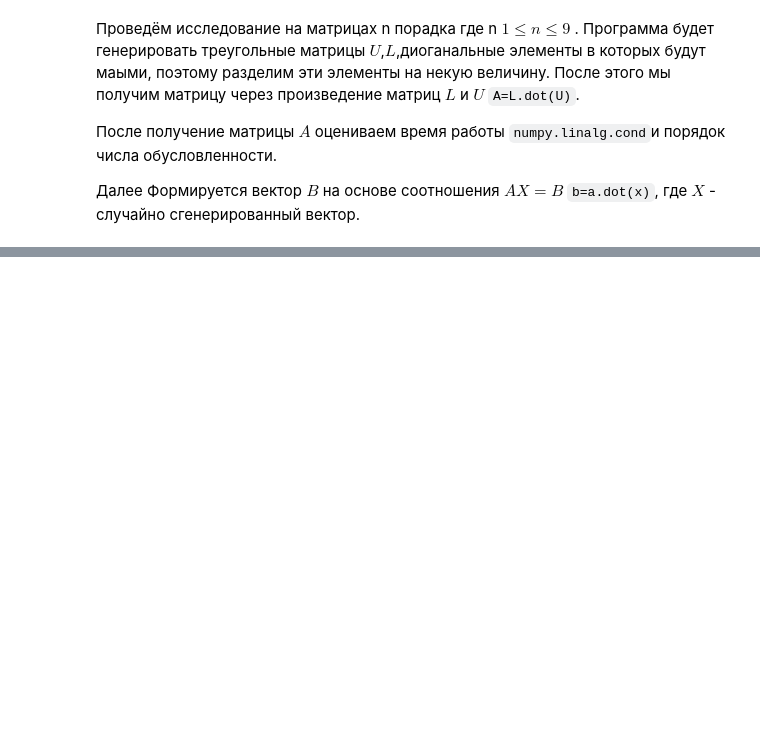
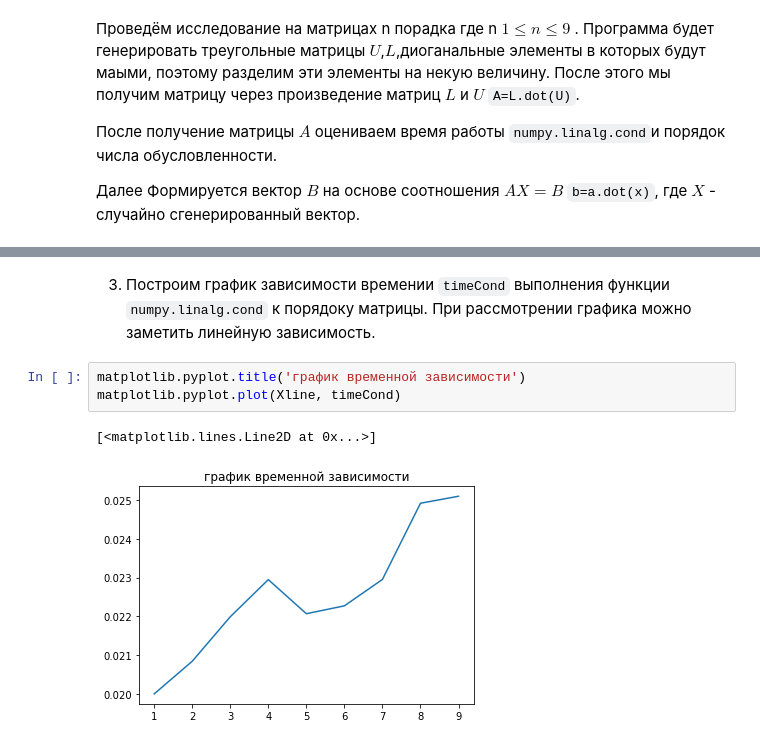
Before and after one commit to Stepa123de/CrmsOnPytHhon, a Jupyter notebook: CKAm.ipynb, the cells around one changed output, grey strips where cells are left out. Cells and saved outputs as stored; diff of their text form; blank space fills up the shorter version.

```diff
--- a/CKAm.ipynb
+++ b/CKAm.ipynb
@@ -109,0 +123,8 @@ Text(0.5, 1.0, 'Condition')
+# %% [markdown]
+3) Построим график зависимости времении `timeCond` выполнения функции `numpy.linalg.cond` к порядоку матрицы. При рассмотрении графика можно заметить линейную зависимость.
+# %%
+matplotlib.pyplot.title('график временной зависимости')
+matplotlib.pyplot.plot(Xline, timeCond)
+# %% [output]
+[<matplotlib.lines.Line2D at 0x...>]
+[figure, added]
```
Also changed, not shown: parts of 16 cells of this notebook.
